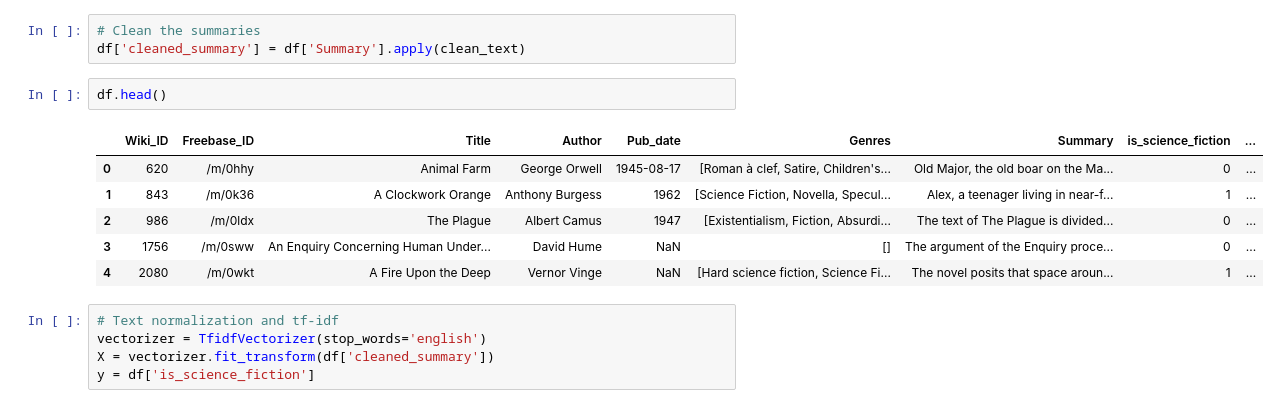
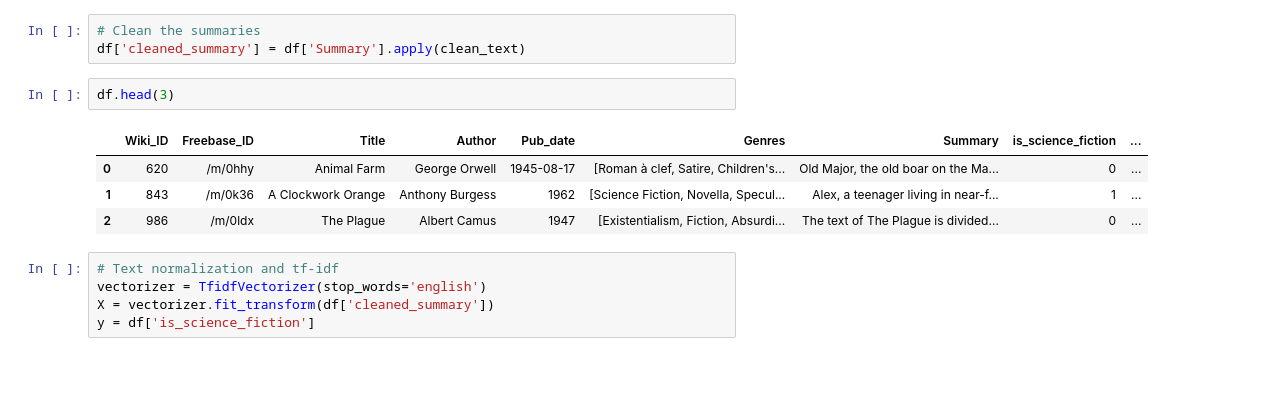
Before and after one commit to jsebastianquiroga/Topicos_analitica_NLP, a Jupyter notebook: Notebook/booksummaries.ipynb, the cells around one changed output. Saved outputs shown, nothing was run; the diff lists cells and outputs as text; blank space fills up the shorter version.

```diff
--- a/Notebook/booksummaries.ipynb
+++ b/Notebook/booksummaries.ipynb
@@ -744,14 +742,12 @@ def clean_text(text):
 # Clean the summaries
 df['cleaned_summary'] = df['Summary'].apply(clean_text)
 # %%
-df.head()
+df.head(3)
 # %% [output]
 |  | Wiki_ID | Freebase_ID | Title | Author | Pub_date | Genres | Summary | is_science_fiction | ... |
 | 0 | 620 | /m/0hhy | Animal Farm | George Orwell | 1945-08-17 | [Roman à clef, Satire, Children's... | Old Major, the old boar on the Ma... | 0 | ... |
 | 1 | 843 | /m/0k36 | A Clockwork Orange | Anthony Burgess | 1962 | [Science Fiction, Novella, Specul... | Alex, a teenager living in near-f... | 1 | ... |
 | 2 | 986 | /m/0ldx | The Plague | Albert Camus | 1947 | [Existentialism, Fiction, Absurdi... | The text of The Plague is divided... | 0 | ... |
-| 3 | 1756 | /m/0sww | An Enquiry Concerning Human Under... | David Hume | NaN | [] | The argument of the Enquiry proce... | 0 | ... |
-| 4 | 2080 | /m/0wkt | A Fire Upon the Deep | Vernor Vinge | NaN | [Hard science fiction, Science Fi... | The novel posits that space aroun... | 1 | ... |
 # %%
 # Text normalization and tf-idf
 vectorizer = TfidfVectorizer(stop_words='english')
```
Also changed, not shown: parts of 6 cells of this notebook.
